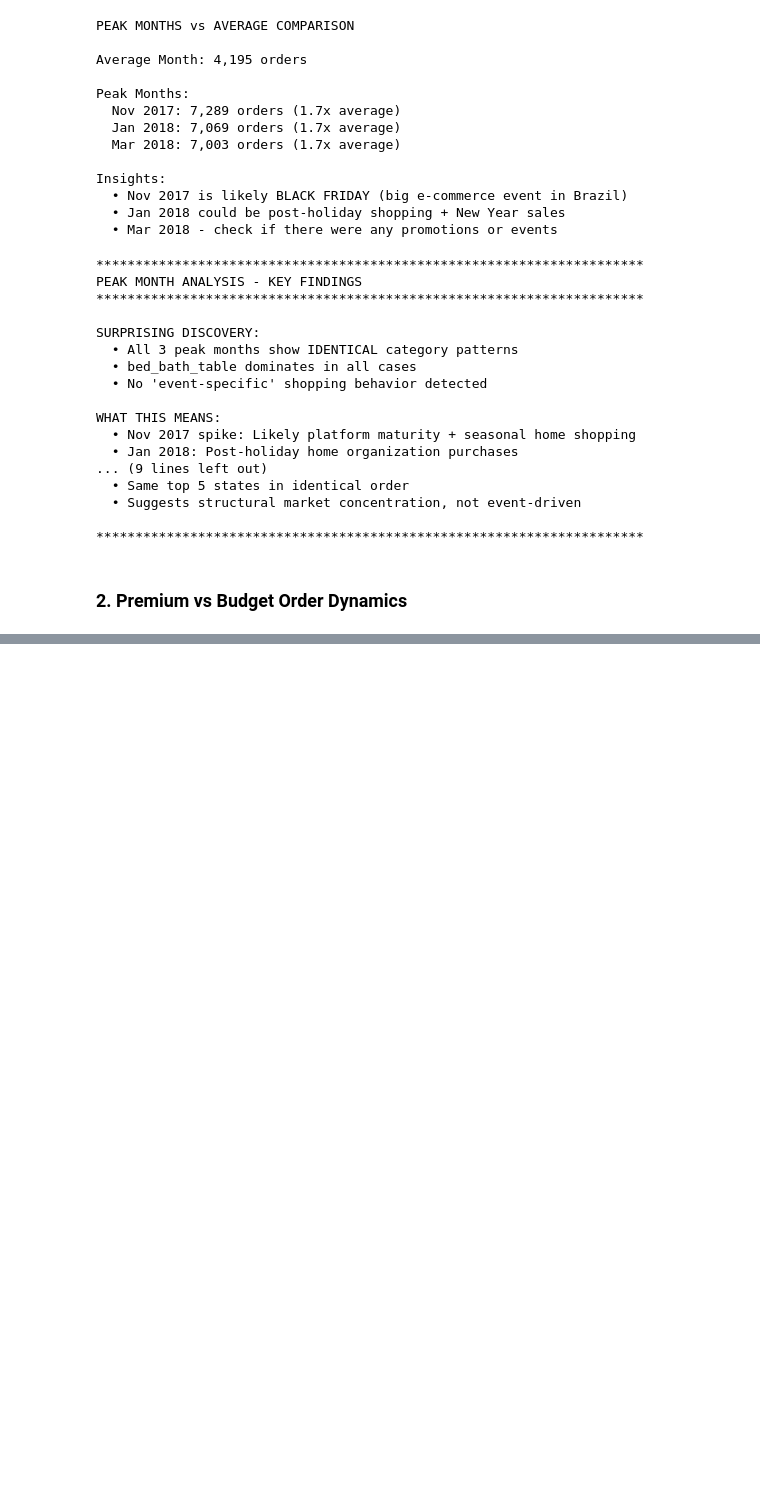
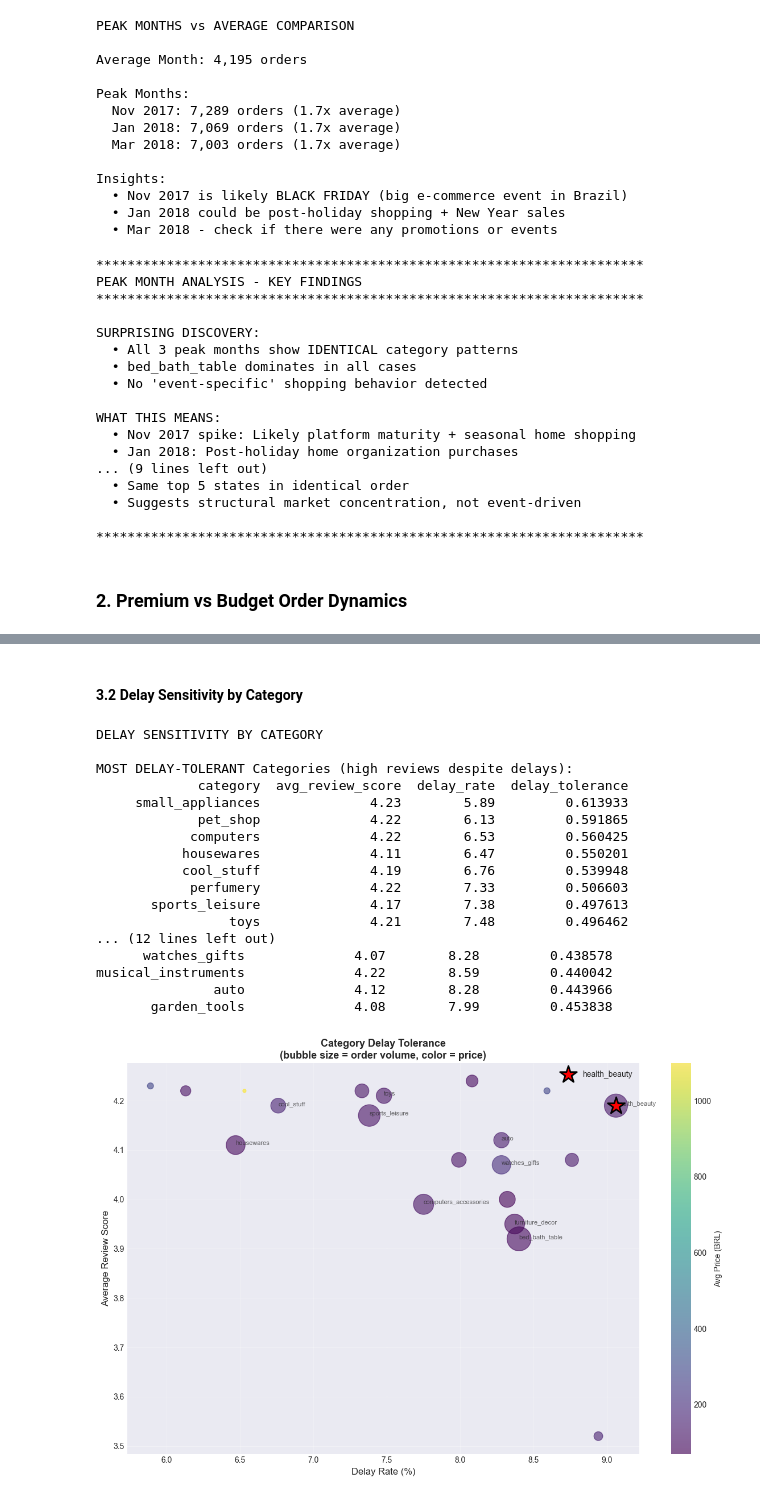
Before and after one commit to gnpthbalaji/ds_with_ai_capstone, a Jupyter notebook: notebooks/03_descriptive_analytics.ipynb, the cells around one changed output, grey strips where cells are left out. Saved outputs shown, nothing was run; the diff lists cells and outputs as text; code cells hidden in the pictures; blank space fills up the shorter version.

```diff
--- a/notebooks/03_descriptive_analytics.ipynb
+++ b/notebooks/03_descriptive_analytics.ipynb
@@ -379,0 +645,71 @@ WHAT THIS MEANS:
+# %% [markdown]
+#### 3.2 Delay Sensitivity by Category
+# %%
+# Which categories are most/least tolerant of delays?
+print("DELAY SENSITIVITY BY CATEGORY")
+# "efficiency score" = review_score / (delay_rate + 1) Higher score = better satisfaction despite delays
+cat_df['delay_tolerance'] = cat_df['avg_review_score'] / (cat_df['delay_rate'] + 1)
+
+print("\nMOST DELAY-TOLERANT Categories (high reviews despite delays):")
+tolerant = cat_df.nlargest(10, 'delay_tolerance')[['category', 'avg_review_score', 'delay_rate', 'delay_tolerance']]
+print(tolerant.to_string(index=False))
+
+print("\n\nLEAST DELAY-TOLERANT Categories (reviews suffer badly from delays):")
+intolerant = cat_df.nsmallest(10, 'delay_tolerance')[['category', 'avg_review_score', 'delay_rate', 'delay_tolerance']]
+print(intolerant.to_string(index=False))
+
+
+# Visualize delay tolerance
+
+# Scatter plot
+fig, ax = plt.subplots(figsize=(12, 8))
+
+scatter = ax.scatter(cat_df['delay_rate'],
+                     cat_df['avg_review_score'],
+                     s=cat_df['num_orders']/10,
+                     alpha=0.6,
+                     c=cat_df['avg_price'],
+                     cmap='viridis')
+
+# Highlight health_beauty
+hb_row = cat_df[cat_df['category'] == 'health_beauty']
+ax.scatter(hb_row['delay_rate'], hb_row['avg_review_score'],
+          s=500, color='red', marker='*', edgecolors='black', linewidth=2,
+          label='health_beauty', zorder=5)
+
+# Add labels for interesting categories
+for idx, row in cat_df.head(10).iterrows():
+    ax.annotate(row['category'],
+               (row['delay_rate'], row['avg_review_score']),
+               fontsize=8, alpha=0.7)
+
+ax.set_xlabel('Delay Rate (%)', fontsize=12)
+ax.set_ylabel('Average Review Score', fontsize=12)
+ax.set_title('Category Delay Tolerance\n(bubble size = order volume, color = price)',
+            fontsize=13, fontweight='bold')
+ax.grid(True, alpha=0.3)
+ax.legend()
+
+plt.colorbar(scatter, ax=ax, label='Avg Price (BRL)')
+plt.tight_layout()
+plt.savefig('../reports/figures/category_delay_tolerance.png', dpi=300, bbox_inches='tight')
+plt.show()
+# %% [output]
+DELAY SENSITIVITY BY CATEGORY
+
+MOST DELAY-TOLERANT Categories (high reviews despite delays):
+             category  avg_review_score  delay_rate  delay_tolerance
+     small_appliances              4.23        5.89         0.613933
+             pet_shop              4.22        6.13         0.591865
+            computers              4.22        6.53         0.560425
+           housewares              4.11        6.47         0.550201
+           cool_stuff              4.19        6.76         0.539948
+            perfumery              4.22        7.33         0.506603
+       sports_leisure              4.17        7.38         0.497613
+                 toys              4.21        7.48         0.496462
+... (12 lines left out)
+      watches_gifts              4.07        8.28         0.438578
+musical_instruments              4.22        8.59         0.440042
+               auto              4.12        8.28         0.443966
+       garden_tools              4.08        7.99         0.453838
+[figure, added]
```
Also changed, not shown: parts of 24 cells of this notebook, 5 other files.
